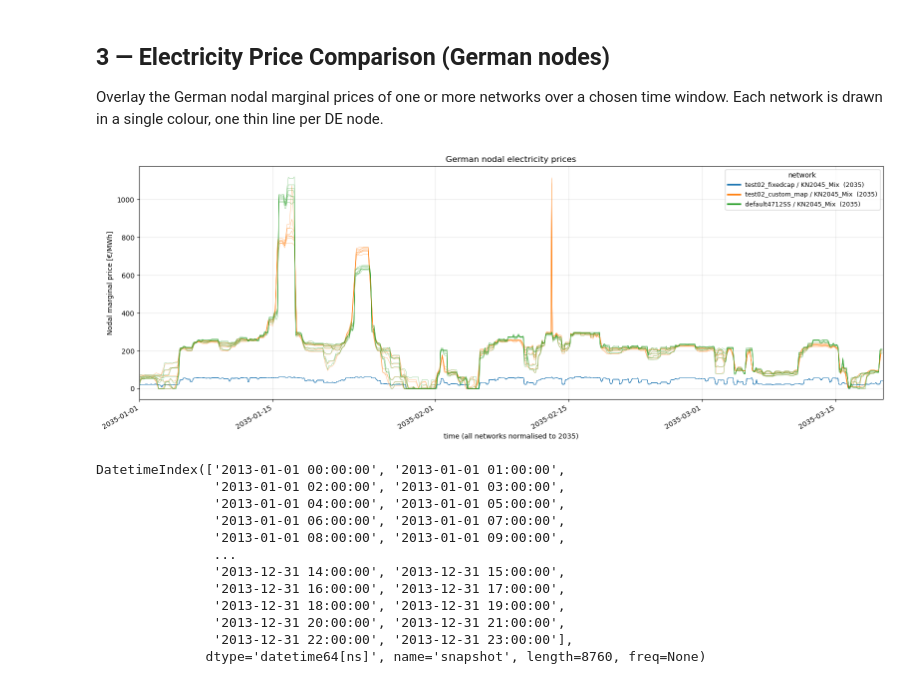
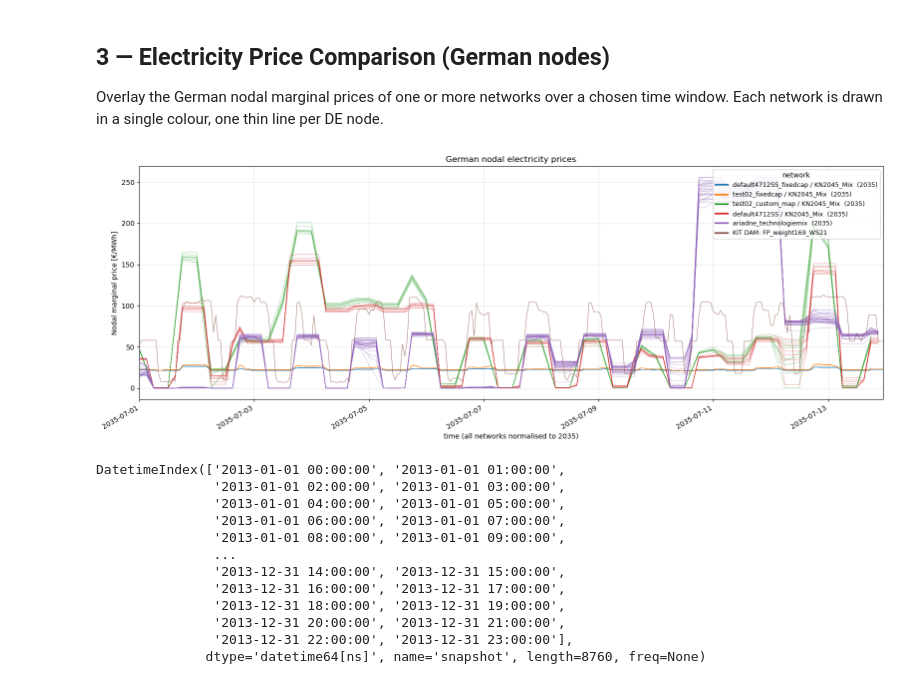
Before and after one commit to FiBe-ie2s/pypsa-de, a Jupyter notebook: thesis/analysis.ipynb, the cells around one changed output. Cells and saved outputs as stored; diff of their text form; code cells hidden in the pictures.

```diff
--- a/thesis/analysis.ipynb
+++ b/thesis/analysis.ipynb
@@ -96,7 +96,12 @@ def load(path):
         & ~n.links.index.str.endswith("-reversed")
     ]  # links delivering power into DE AC buses (CHPs, CCGTs, H2 turbines, ...)
 
-    regions = gpd.read_file(ROOT / "resources" / f"regions_onshore_base_s_{clusters}.geojson")
+    regions_path = ROOT / "resources" / f"regions_onshore_base_s_{clusters}.geojson"
+    if regions_path.exists():
+        regions = gpd.read_file(regions_path)
+    else:
+        print(f"  (no regions file for {clusters} clusters — map cells will have no zones)")
+        regions = gpd.GeoDataFrame(columns=["name", "geometry"], geometry="geometry")
 
     print(f"loaded  {label}  ({year})  —  {len(n.buses)} buses, "
           f"{len(de_buses)} DE AC buses, {len(n.snapshots)} snapshots")
@@ -120,7 +125,9 @@ def load(path):
 # %%
 #nw_default_2035 = load(ROOT / r"results\default4712SS\KN2045_Mix\networks\base_s_27__none_2035.nc")
 #nw_default_2030 = load(ROOT / r"results\default4712SS\KN2045_Mix\networks\base_s_27__none_2030.nc")
-nw_fixedcap_2035 = load(ROOT / r"results\test02_fixedcap\KN2045_Mix\networks\base_s_27__none_2035_op.nc")
-nw_test02_custom_map_2035 = load(ROOT / r"results\test02_custom_map\KN2045_Mix\networks\base_s_27__none_2035.nc")
-#nw_ariadne = load(ROOT / r"results\ariadne_technologiemix\base_s_49_lvopt__none_2035.nc")
+#nw_test_fixedcap_2035 = load(ROOT / r"results\test02_fixedcap\KN2045_Mix\networks\base_s_27__none_2035_op.nc")
+#nw_fixedcap_2035 = load(ROOT / r"results\default4712SS_fixedcap\KN2045_Mix\networks\base_s_27__none_2035_op.nc")
+
+#nw_test02_custom_map_2035 = load(ROOT / r"results\test02_custom_map\KN2045_Mix\networks\base_s_27__none_2035.nc")
+nw_ariadne = load(ROOT / r"results\ariadne_technologiemix\base_s_49_lvopt__none_2035.nc")
 # %% [output]
@@ -419,42 +416,61 @@ time window. Each network is drawn in a single colour, one thin line per DE node
 # %%
 # ── German nodal electricity prices — compare several networks ──
 # bundles to overlay. Each network -> one colour, one thin line per German node.
-selected = [nw_fixedcap_2035, nw_test02_custom_map_2035, nw_default_2035]   # <- networks to compare
+selected = [nw_fixedcap_2035, nw_test_fixedcap_2035, nw_test02_custom_map_2035, nw_default_2035, nw_ariadne]   # <- networks to compare
+
+# ── External DAM price series from KIT agent-based model ──────
+# CSV with 360 hourly DE-LU price series for 2035 (8760 hours).
+# Add column names to this list to overlay them on the plot.
+dam_csv = ROOT / "thesis" / "DE_LU_2035_360prices.csv"
+dam_series_to_plot = ["FP_weight169_WS21"]   # <- pick columns from CSV to plot
 
 # Time window, given in the REF_YEAR calendar below (set both to None for full year).
 # Networks from different planning horizons are normalised onto REF_YEAR so their
 # curves line up on the same axis (month/day/hour are preserved).
 REF_YEAR = 2035
-T_START = "2035-01-01"
-T_END   = "2035-03-20"
+T_START = "2035-07-01"
+T_END   = "2035-07-14"
 
 fig, ax = plt.subplots(figsize=(16, 6))
 palette = plt.cm.tab10.colors
 
 for k, nw in enumerate(selected):
     n, de = nw["n"], nw["de_buses"]
     idx = n.snapshots + pd.DateOffset(years=REF_YEAR - n.snapshots[0].year)
     prices = n.buses_t.marginal_price[de].copy()
     prices.index = idx
     if T_START and T_END:
         prices = prices[(idx >= T_START) & (idx < T_END)]
 
     color = palette[k % len(palette)]
     for bus in de:
         ax.plot(prices.index, prices[bus], color=color, linewidth=0.5, alpha=0.6)
     ax.plot([], [], color=color, linewidth=2.5, label=nw["TITLE"])   # one legend entry / network
 
+# ── Plot external DAM series ──────────────────────────────────
+if dam_series_to_plot:
+    dam_df = pd.read_csv(dam_csv)
+    dam_idx = pd.date_range(start=f"{REF_YEAR}-01-01", periods=len(dam_df), freq="h")
+    dam_df.index = dam_idx
+    for j, col in enumerate(dam_series_to_plot):
+        series = dam_df[col]
+        if T_START and T_END:
+            series = series[(dam_idx >= T_START) & (dam_idx < T_END)]
+        color = palette[(len(selected) + j) % len(palette)]
+        ax.plot(series.index, series.values, color=color, linewidth=0.7, alpha=0.8)
+        ax.plot([], [], color=color, linewidth=2.5, label=f"KIT DAM: {col}")
+
 ax.set_ylabel("Nodal marginal price [€/MWh]")
 ax.set_xlabel(f"time (all networks normalised to {REF_YEAR})")
 ax.set_title("German nodal electricity prices")
 ax.margins(x=0)
 ax.grid(True, alpha=0.3)
 ax.legend(loc="upper right", fontsize=9, title="network")
 fig.autofmt_xdate()
 plt.tight_layout()
 plt.show()
 # %% [output]
-[figure, old version]
+[figure, new version]
 # %%
 n = nw_fixedcap_2035["n"]
 #n.snapshots[n.snapshots.month == 2]        # all snapshots in February
```
Also changed, not shown: parts of 5 cells of this notebook, 2 other files.
